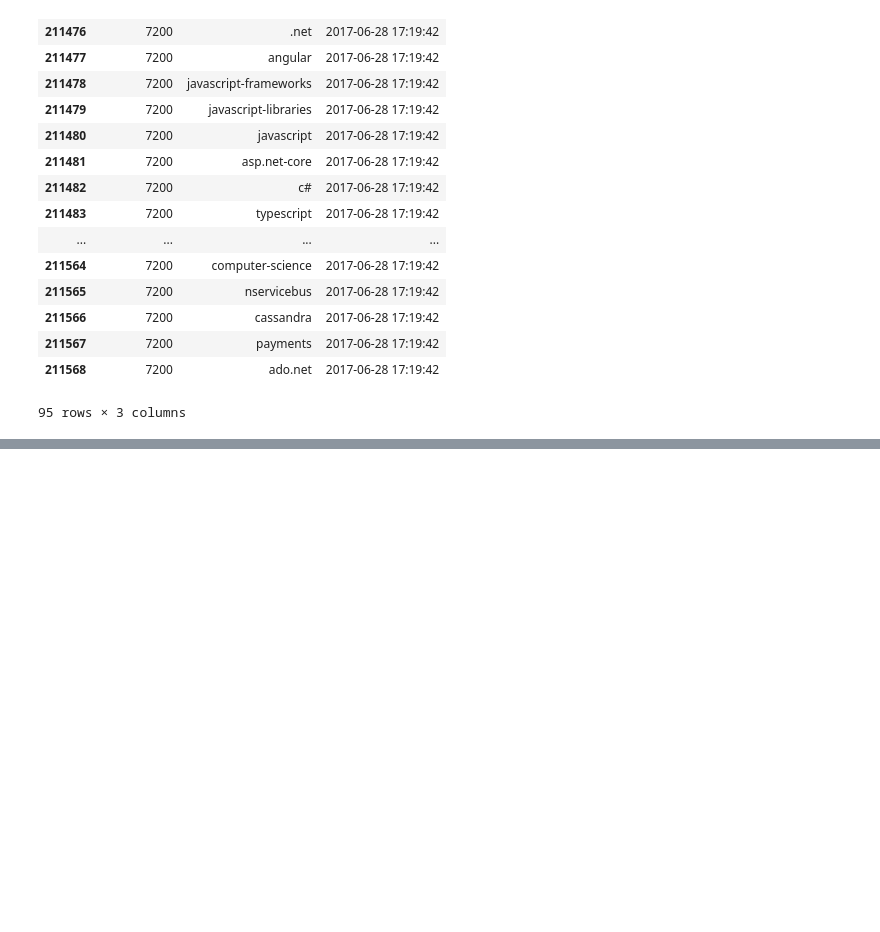
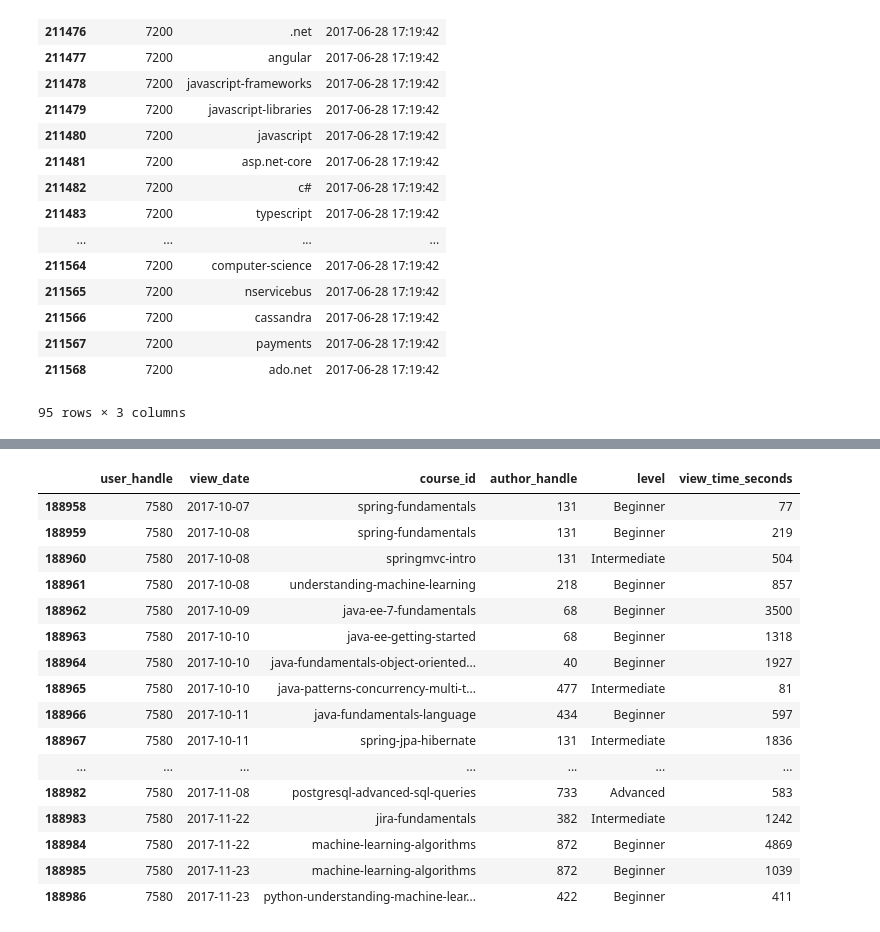
Before and after one commit to renjithmadhavan/flaskapp1, a Jupyter notebook: src/Data Exploratory Analysis Notebook.ipynb, the cells around one changed output, grey strips where cells are left out. Drawn from its saved outputs; the diff is of its cells as text; code cells hidden in the pictures; blank space fills up the shorter version.

```diff
--- a/src/Data Exploratory Analysis Notebook.ipynb
+++ b/src/Data Exploratory Analysis Notebook.ipynb
@@ -195,0 +362,20 @@ user_interests_df[user_interests_df.user_handle == 7200]
+# %%
+df1[df1.user_handle == 7580]
+# %% [output]
+|  | user_handle | view_date | course_id | author_handle | level | view_time_seconds |
+| 188958 | 7580 | 2017-10-07 | spring-fundamentals | 131 | Beginner | 77 |
+| 188959 | 7580 | 2017-10-08 | spring-fundamentals | 131 | Beginner | 219 |
+| 188960 | 7580 | 2017-10-08 | springmvc-intro | 131 | Intermediate | 504 |
+| 188961 | 7580 | 2017-10-08 | understanding-machine-learning | 218 | Beginner | 857 |
+| 188962 | 7580 | 2017-10-09 | java-ee-7-fundamentals | 68 | Beginner | 3500 |
+| 188963 | 7580 | 2017-10-10 | java-ee-getting-started | 68 | Beginner | 1318 |
+| 188964 | 7580 | 2017-10-10 | java-fundamentals-object-oriented... | 40 | Beginner | 1927 |
+| 188965 | 7580 | 2017-10-10 | java-patterns-concurrency-multi-t... | 477 | Intermediate | 81 |
+| 188966 | 7580 | 2017-10-11 | java-fundamentals-language | 434 | Beginner | 597 |
+| 188967 | 7580 | 2017-10-11 | spring-jpa-hibernate | 131 | Intermediate | 1836 |
+| ... | ... | ... | ... | ... | ... | ... |
+| 188982 | 7580 | 2017-11-08 | postgresql-advanced-sql-queries | 733 | Advanced | 583 |
+| 188983 | 7580 | 2017-11-22 | jira-fundamentals | 382 | Intermediate | 1242 |
+| 188984 | 7580 | 2017-11-22 | machine-learning-algorithms | 872 | Beginner | 4869 |
+| 188985 | 7580 | 2017-11-23 | machine-learning-algorithms | 872 | Beginner | 1039 |
+| 188986 | 7580 | 2017-11-23 | python-understanding-machine-lear... | 422 | Beginner | 411 |
```
Also changed, not shown: parts of 29 cells of this notebook, 3 other files.
